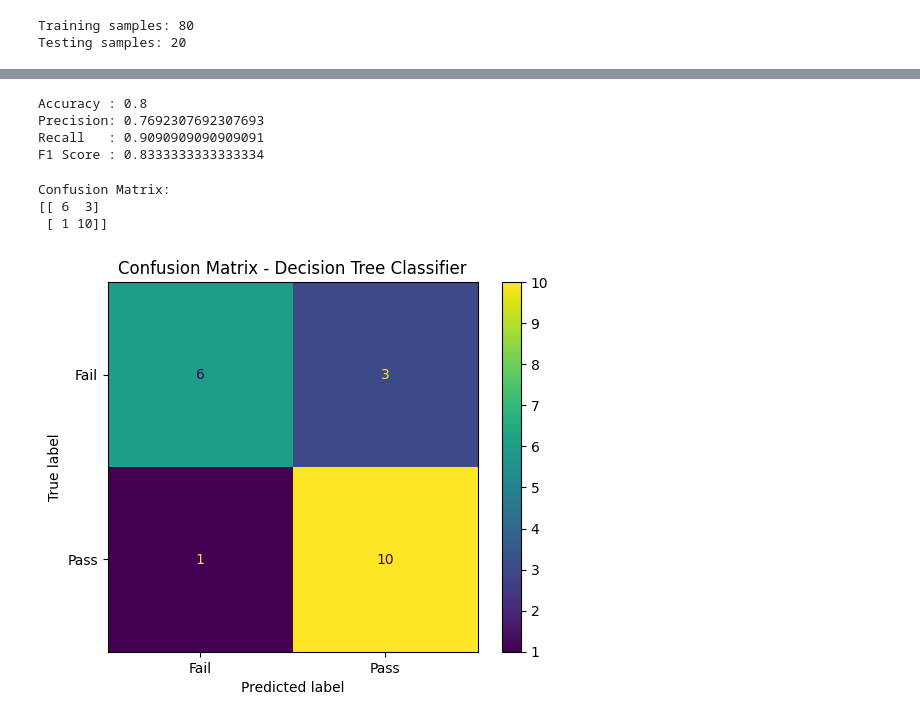
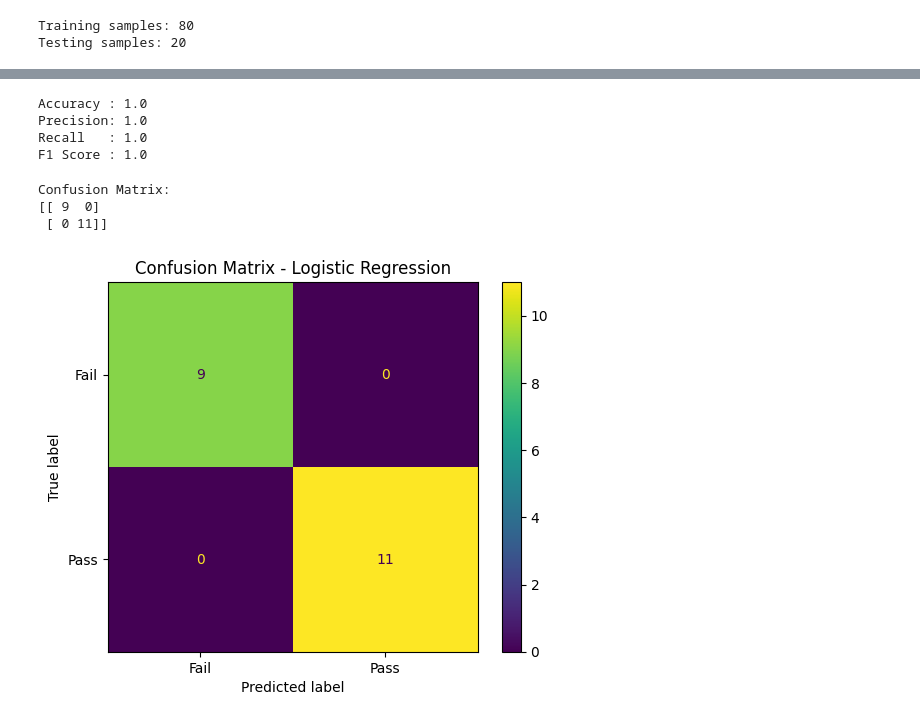
Before and after one commit to Arjx01/ML2_Arjun-M_4NI23CI019, a Jupyter notebook: ML2_2.ipynb, the cells around one changed output, grey strips where cells are left out. Drawn from its saved outputs; the diff is of its cells as text; code cells hidden in the pictures.

Commit message:
Logistic Regression

```diff
--- a/ML2_2.ipynb
+++ b/ML2_2.ipynb
@@ -63,3 +61,5 @@ model = DecisionTreeClassifier(random_state=42)
+# %%
+model = LogisticRegression()
 # %%
 model.fit(X_train, y_train)
 # %% [output]
@@ -83,10 +83,10 @@ print("Precision:", precision)
 print("Recall   :", recall)
 print("F1 Score :", f1)
 # %% [output]
-Accuracy : 0.8
-Precision: 0.7692307692307693
-Recall   : 0.9090909090909091
-F1 Score : 0.8333333333333334
+Accuracy : 1.0
+Precision: 1.0
+Recall   : 1.0
+F1 Score : 1.0
 # %%
 cm = confusion_matrix(y_test, y_pred)
 # %%
@@ -94,8 +94,8 @@ print("\nConfusion Matrix:")
 print(cm)
 # %% [output]
 Confusion Matrix:
-[[ 6  3]
- [ 1 10]]
+[[ 9  0]
+ [ 0 11]]
 # %%
 disp = ConfusionMatrixDisplay(
     confusion_matrix=cm,
@@ -103,7 +103,7 @@ disp = ConfusionMatrixDisplay(
 )
 # %%
 disp.plot()
-plt.title("Confusion Matrix - Decision Tree Classifier")
+plt.title("Confusion Matrix - Logistic Regression")
 plt.show()
 # %% [output]
-[figure, old version]
+[figure, new version]
```
Also changed, not shown: parts of 4 cells of this notebook.
